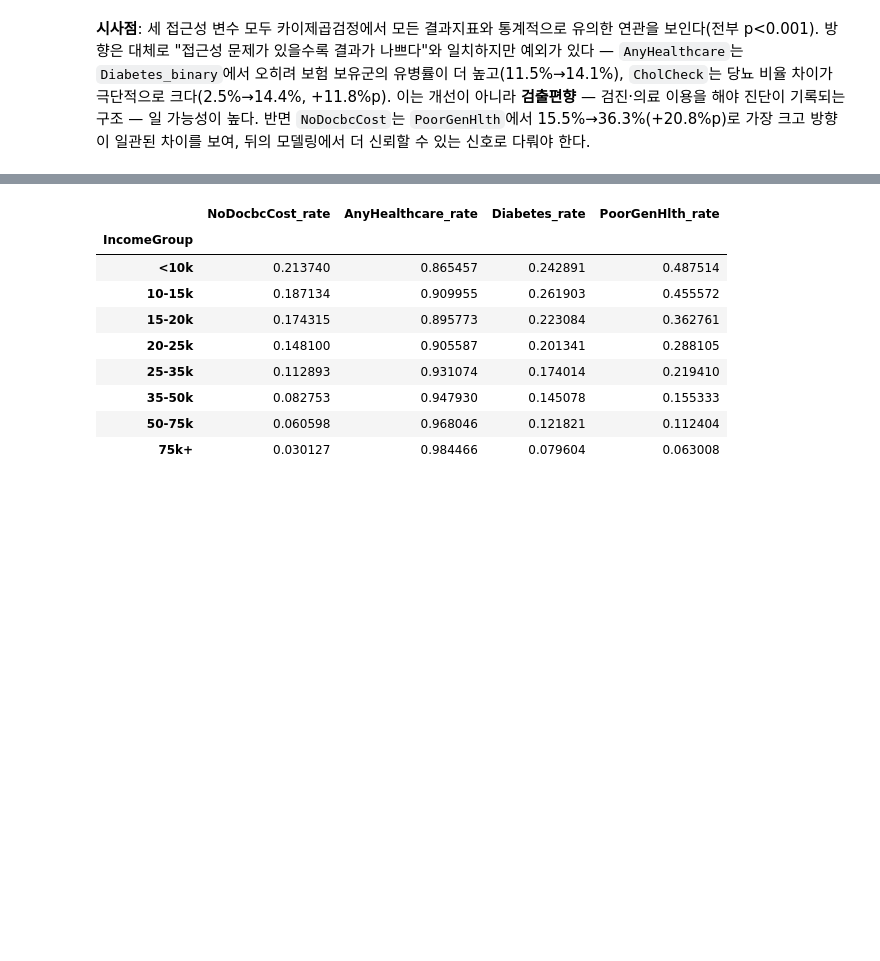
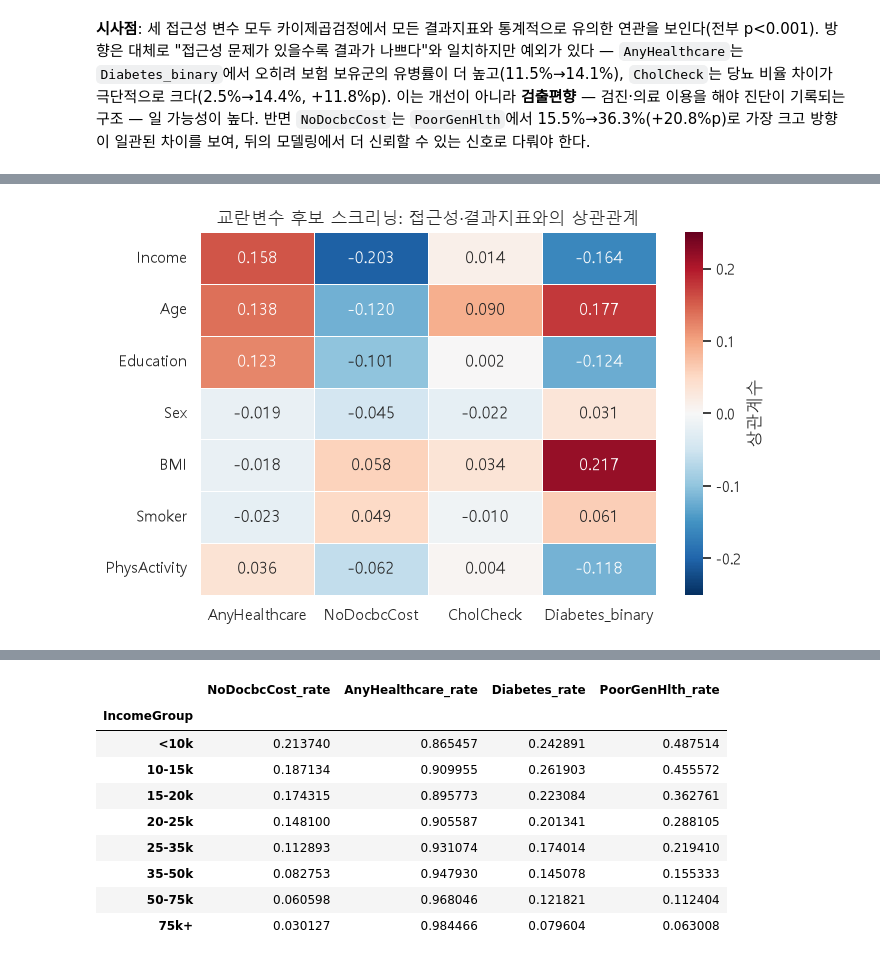
Before and after one commit to DaeHo238/1st_Project, a Jupyter notebook: notebooks/healthcare_access_analysis.ipynb, the cells around one changed output, grey strips where cells are left out. Saved outputs shown, nothing was run; the diff lists cells and outputs as text; code cells hidden in the pictures; blank space fills up the shorter version.

```diff
--- a/notebooks/healthcare_access_analysis.ipynb
+++ b/notebooks/healthcare_access_analysis.ipynb
@@ -185,0 +194,8 @@ plt.show()
+# %%
+candidates = ["Income", "Age", "Education", "Sex", "BMI", "Smoker", "PhysActivity"]
+
+screen = pd.DataFrame(index=candidates)
+for a in access_vars:
+    screen[a] = [df_eda[c].corr(df_eda[a]) for c in candidates]
+screen["Diabetes_binary"] = [df_eda[c].corr(df_eda["Diabetes_binary"]) for c in candidates]
+screen.round(3)
@@ -185,0 +211,12 @@ plt.show()
+# %%
+fig, ax = plt.subplots(figsize=(7, 4.5))
+sns.heatmap(screen.astype(float), annot=True, fmt=".3f", cmap="RdBu_r", center=0,
+            vmin=-0.25, vmax=0.25, linewidths=0.6, linecolor="white",
+            cbar_kws={"label": "상관계수"}, ax=ax)
+ax.set_title("교란변수 후보 스크리닝: 접근성·결과지표와의 상관관계")
+ax.set_xlabel("")
+ax.set_ylabel("")
+plt.tight_layout()
+plt.show()
+# %% [output]
+[figure, added]
```
Also changed, not shown: parts of 28 cells of this notebook, 2 other files.
